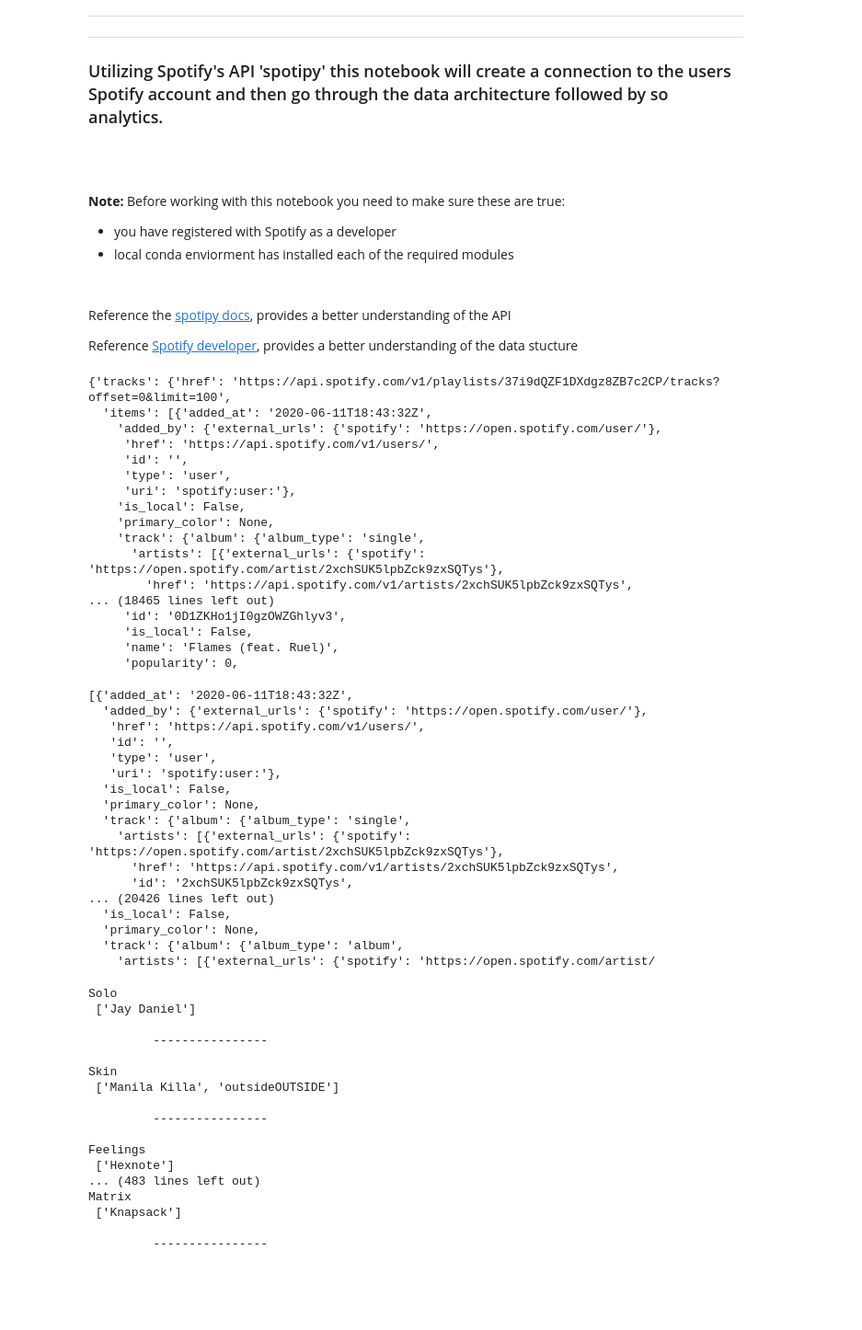
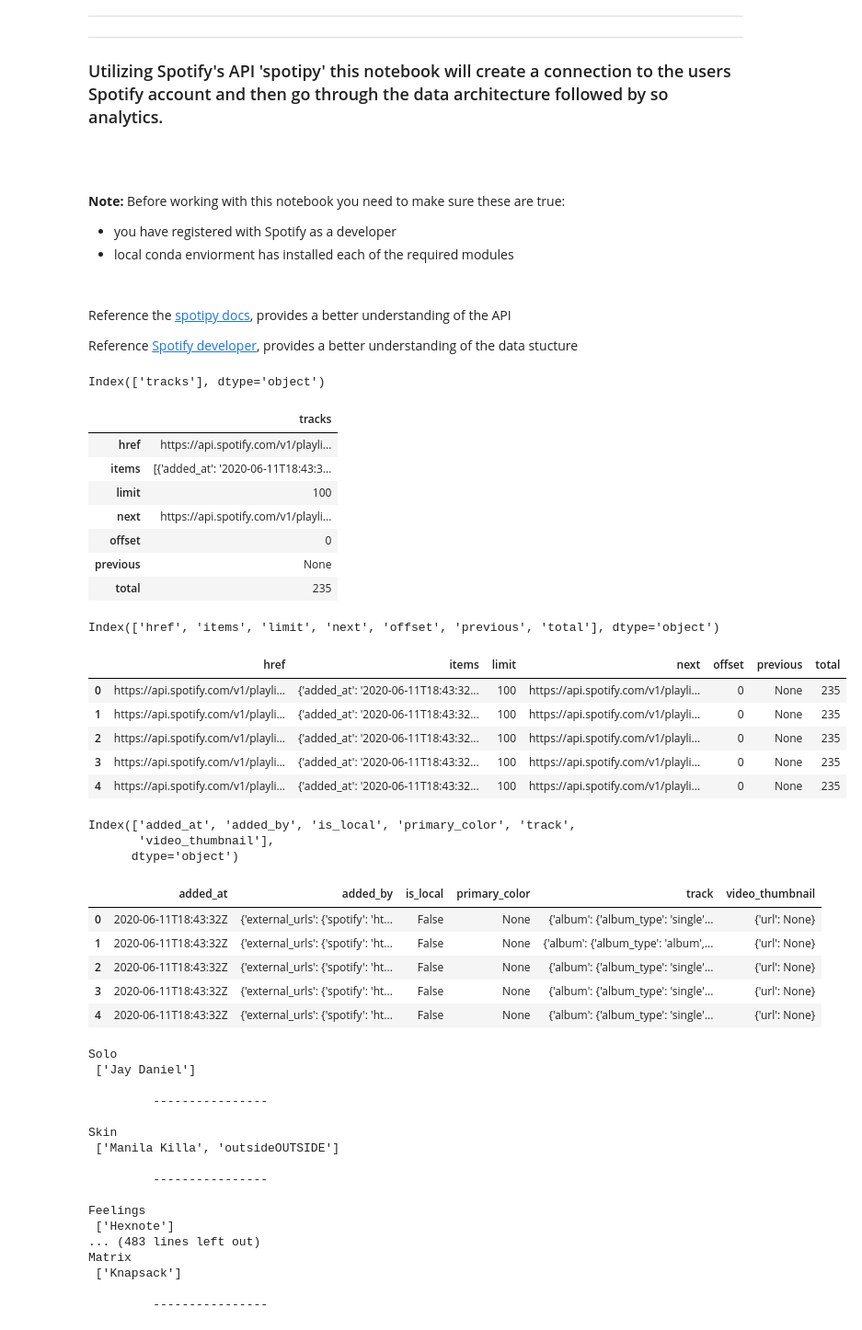
Before and after one commit to Chief-Dom/Spotify_FTB, a Jupyter notebook: api_architecture.ipynb, the cells around one changed output. Shown at 92% size. Drawn from its saved outputs; the diff is of its cells as text; code cells hidden in the pictures; blank space fills up the shorter version.

```diff
--- a/api_architecture.ipynb
+++ b/api_architecture.ipynb
@@ -49,44 +49,41 @@ client_credentials_manager = SpotifyClientCredentials(client_id, client_secret)
 sp = spotipy.Spotify(client_credentials_manager=client_credentials_manager)
 # %%
 playlist_tracks = sp.user_playlist(user='22okarqslvrgo5yvlkkfvr64a', playlist_id=playlists[0], fields='tracks')
-playlist_tracks
+
+print(pd.DataFrame(playlist_tracks).columns)
+pd.DataFrame(playlist_tracks)
 # %% [output]
-{'tracks': {'href': 'https://api.spotify.com/v1/playlists/37i9dQZF1DXdgz8ZB7c2CP/tracks?offset=0&limit=100',
-  'items': [{'added_at': '2020-06-11T18:43:32Z',
-    'added_by': {'external_urls': {'spotify': 'https://open.spotify.com/user/'},
-     'href': 'https://api.spotify.com/v1/users/',
-     'id': '',
-     'type': 'user',
-     'uri': 'spotify:user:'},
-    'is_local': False,
-    'primary_color': None,
-    'track': {'album': {'album_type': 'single',
-      'artists': [{'external_urls': {'spotify': 'https://open.spotify.com/artist/2xchSUK5lpbZck9zxSQTys'},
-        'href': 'https://api.spotify.com/v1/artists/2xchSUK5lpbZck9zxSQTys',
-... (18465 lines left out)
-     'id': '0D1ZKHo1jI0gzOWZGhlyv3',
-     'is_local': False,
-     'name': 'Flames (feat. Ruel)',
-     'popularity': 0,
+Index(['tracks'], dtype='object')
+|  | tracks |
+| href | https://api.spotify.com/v1/playli... |
+| items | [{'added_at': '2020-06-11T18:43:3... |
+| limit | 100 |
+| next | https://api.spotify.com/v1/playli... |
+| offset | 0 |
+| previous | None |
+| total | 235 |
-# %%
-trk = playlist_tracks['tracks']['items']
-trk
-# %% [output]
-[{'added_at': '2020-06-11T18:43:32Z',
-  'added_by': {'external_urls': {'spotify': 'https://open.spotify.com/user/'},
-   'href': 'https://api.spotify.com/v1/users/',
-   'id': '',
-   'type': 'user',
-   'uri': 'spotify:user:'},
-  'is_local': False,
-  'primary_color': None,
-  'track': {'album': {'album_type': 'single',
-    'artists': [{'external_urls': {'spotify': 'https://open.spotify.com/artist/2xchSUK5lpbZck9zxSQTys'},
-      'href': 'https://api.spotify.com/v1/artists/2xchSUK5lpbZck9zxSQTys',
-      'id': '2xchSUK5lpbZck9zxSQTys',
-... (20426 lines left out)
-  'is_local': False,
-  'primary_color': None,
-  'track': {'album': {'album_type': 'album',
-    'artists': [{'external_urls': {'spotify': 'https://open.spotify.com/artist/
+# %%
+print(pd.DataFrame(playlist_tracks['tracks']).columns)
+pd.DataFrame(playlist_tracks['tracks']).iloc[0:5]
+# %% [output]
+Index(['href', 'items', 'limit', 'next', 'offset', 'previous', 'total'], dtype='object')
+|  | href | items | limit | next | offset | previous | total |
+| 0 | https://api.spotify.com/v1/playli... | {'added_at': '2020-06-11T18:43:32... | 100 | https://api.spotify.com/v1/playli... | 0 | None | 235 |
+| 1 | https://api.spotify.com/v1/playli... | {'added_at': '2020-06-11T18:43:32... | 100 | https://api.spotify.com/v1/playli... | 0 | None | 235 |
+| 2 | https://api.spotify.com/v1/playli... | {'added_at': '2020-06-11T18:43:32... | 100 | https://api.spotify.com/v1/playli... | 0 | None | 235 |
+| 3 | https://api.spotify.com/v1/playli... | {'added_at': '2020-06-11T18:43:32... | 100 | https://api.spotify.com/v1/playli... | 0 | None | 235 |
+| 4 | https://api.spotify.com/v1/playli... | {'added_at': '2020-06-11T18:43:32... | 100 | https://api.spotify.com/v1/playli... | 0 | None | 235 |
+# %%
+print(pd.DataFrame(playlist_tracks['tracks']['items']).columns)
+pd.DataFrame(playlist_tracks['tracks']['items']).iloc[0:5]
+# %% [output]
+Index(['added_at', 'added_by', 'is_local', 'primary_color', 'track',
+       'video_thumbnail'],
+      dtype='object')
+|  | added_at | added_by | is_local | primary_color | track | video_thumbnail |
+| 0 | 2020-06-11T18:43:32Z | {'external_urls': {'spotify': 'ht... | False | None | {'album': {'album_type': 'single'... | {'url': None} |
+| 1 | 2020-06-11T18:43:32Z | {'external_urls': {'spotify': 'ht... | False | None | {'album': {'album_type': 'album',... | {'url': None} |
+| 2 | 2020-06-11T18:43:32Z | {'external_urls': {'spotify': 'ht... | False | None | {'album': {'album_type': 'single'... | {'url': None} |
+| 3 | 2020-06-11T18:43:32Z | {'external_urls': {'spotify': 'ht... | False | None | {'album': {'album_type': 'single'... | {'url': None} |
+| 4 | 2020-06-11T18:43:32Z | {'external_urls': {'spotify': 'ht... | False | None | {'album': {'album_type': 'single'... | {'url': None} |
 # %%
```
Also changed, not shown: parts of 24 cells of this notebook, 1 other file.
